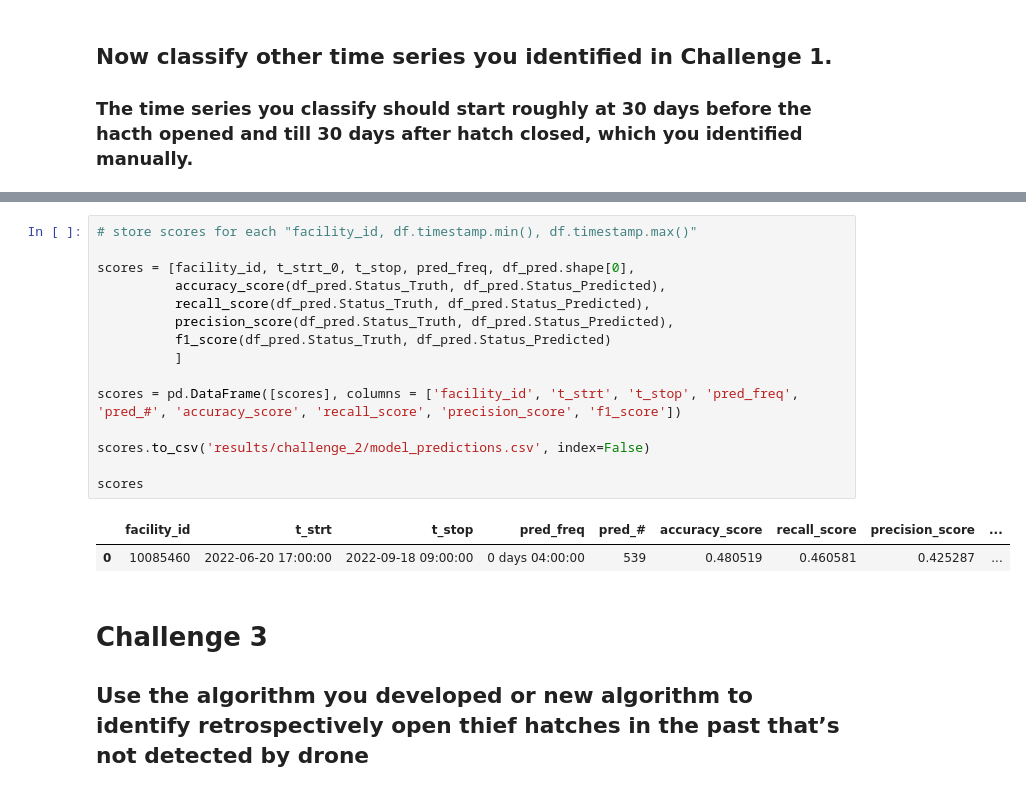
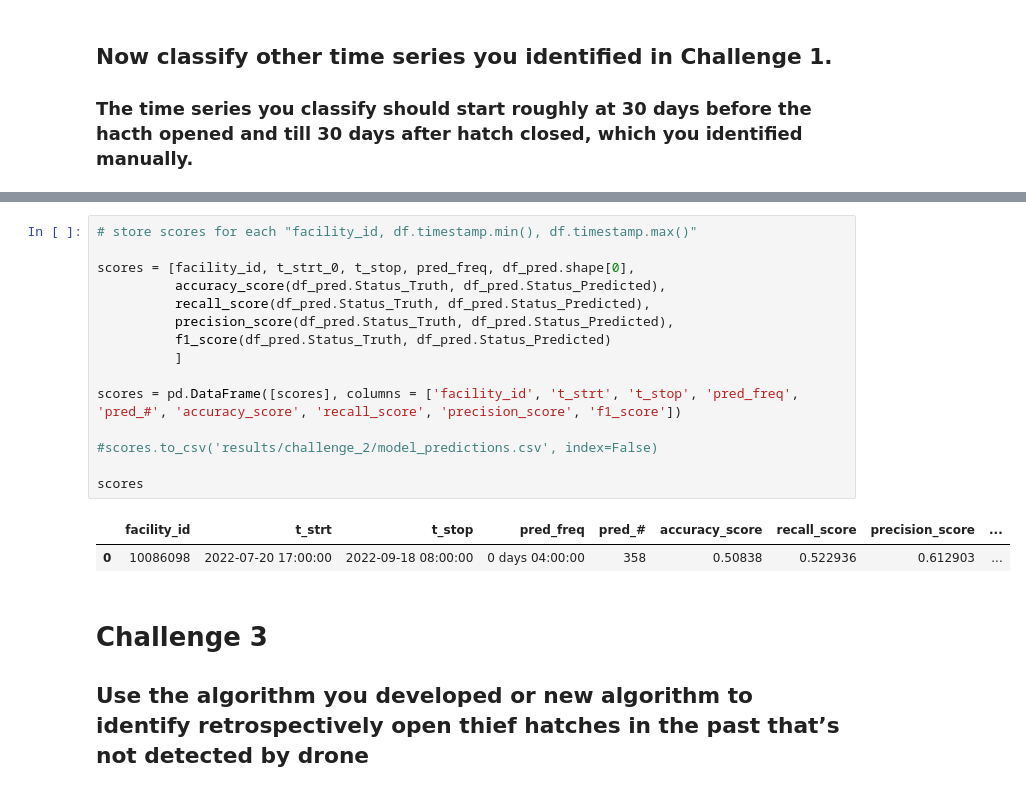
Before and after one commit to brycemines/mines-Innov8x-bpx-challenge-s23, a Jupyter notebook: instructions.ipynb, the cells around one changed output, grey strips where cells are left out. Drawn from its saved outputs; the diff is of its cells as text.

```diff
--- a/instructions.ipynb
+++ b/instructions.ipynb
@@ -277,21 +286,21 @@ ImportError: ConfusionMatrixDisplay.plot requires matplotlib. You can install ma
 # %%
 # store scores for each "facility_id, df.timestamp.min(), df.timestamp.max()"
 
 scores = [facility_id, t_strt_0, t_stop, pred_freq, df_pred.shape[0],
           accuracy_score(df_pred.Status_Truth, df_pred.Status_Predicted),
           recall_score(df_pred.Status_Truth, df_pred.Status_Predicted),
           precision_score(df_pred.Status_Truth, df_pred.Status_Predicted),
           f1_score(df_pred.Status_Truth, df_pred.Status_Predicted)
           ]
 
 scores = pd.DataFrame([scores], columns = ['facility_id', 't_strt', 't_stop', 'pred_freq', 'pred_#', 'accuracy_score', 'recall_score', 'precision_score', 'f1_score'])
 
-scores.to_csv('results/challenge_2/model_predictions.csv', index=False)
+#scores.to_csv('results/challenge_2/model_predictions.csv', index=False)
 
 scores
 # %% [output]
 |  | facility_id | t_strt | t_stop | pred_freq | pred_# | accuracy_score | recall_score | precision_score | ... |
-| 0 | 10085460 | 2022-06-20 17:00:00 | 2022-09-18 09:00:00 | 0 days 04:00:00 | 539 | 0.480519 | 0.460581 | 0.425287 | ... |
+| 0 | 10086098 | 2022-07-20 17:00:00 | 2022-09-18 08:00:00 | 0 days 04:00:00 | 358 | 0.50838 | 0.522936 | 0.612903 | ... |
 # %% [markdown]
 # Challenge 3
 ## Use the algorithm you developed or new algorithm to identify retrospectively open thief hatches in the past that’s not detected by drone
```
Also changed, not shown: parts of 6 cells of this notebook, 4 other files.
